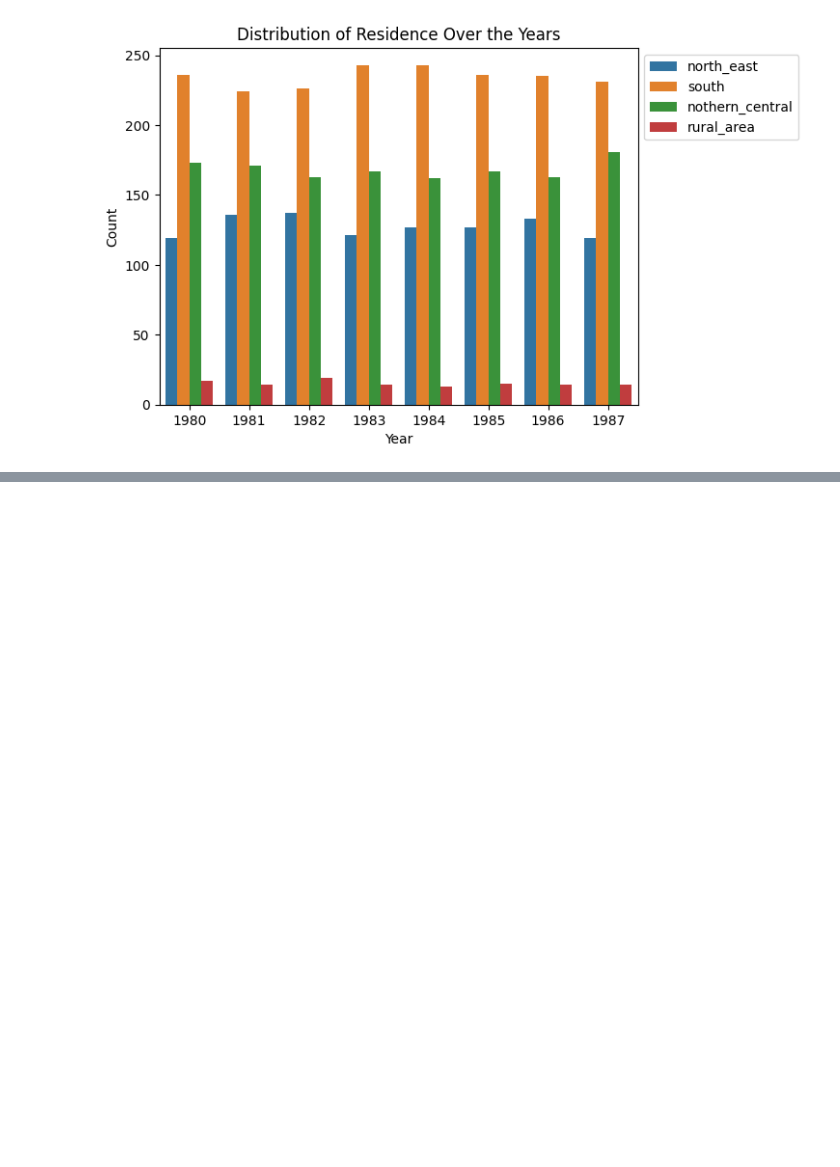
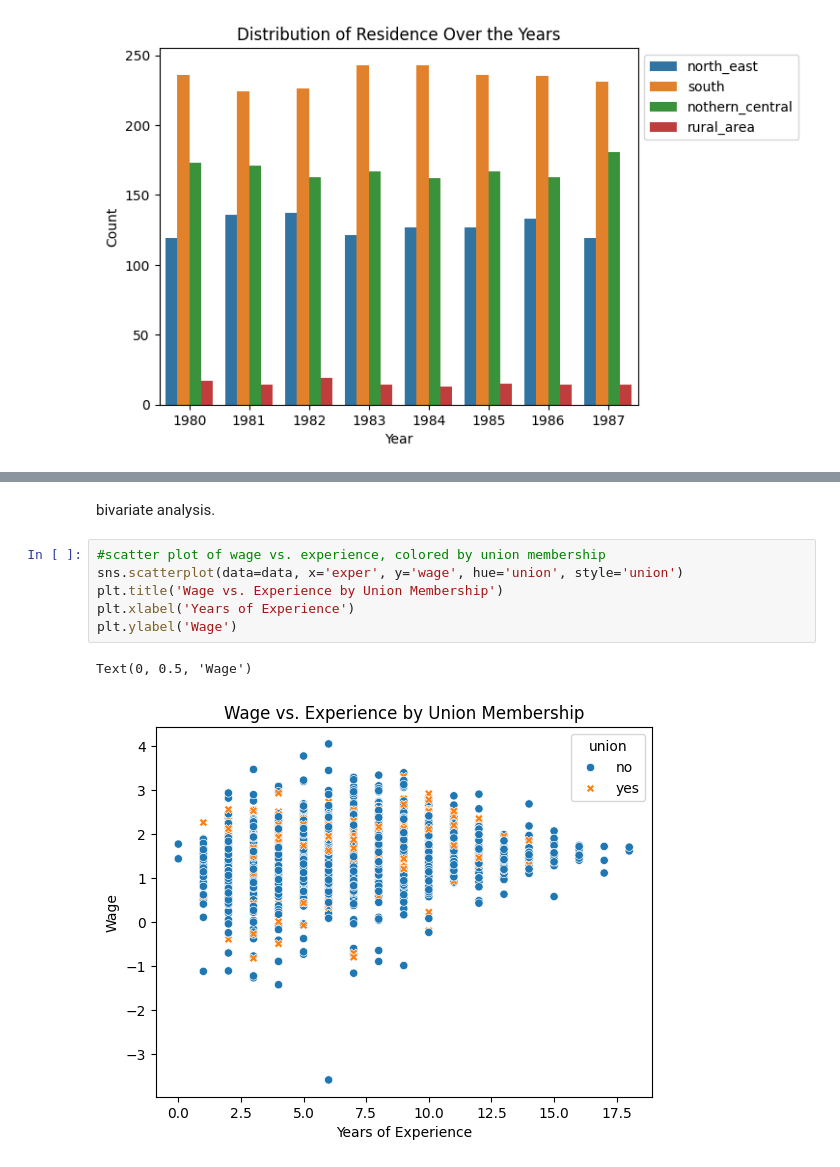
Before and after one commit to levyashvin/exploratory-data-analysis, a Jupyter notebook: males_dataset_analysis.ipynb, the cells around one changed output, grey strips where cells are left out. Cells and saved outputs as stored; diff of their text form; blank space fills up the shorter version.

```diff
--- a/males_dataset_analysis.ipynb
+++ b/males_dataset_analysis.ipynb
@@ -255,0 +267,11 @@ plt.show()
+# %% [markdown]
+bivariate analysis.
+# %%
+#scatter plot of wage vs. experience, colored by union membership
+sns.scatterplot(data=data, x='exper', y='wage', hue='union', style='union')
+plt.title('Wage vs. Experience by Union Membership')
+plt.xlabel('Years of Experience')
+plt.ylabel('Wage')
+# %% [output]
+Text(0, 0.5, 'Wage')
+[figure, added]
```
Also changed, not shown: parts of 5 cells of this notebook.
